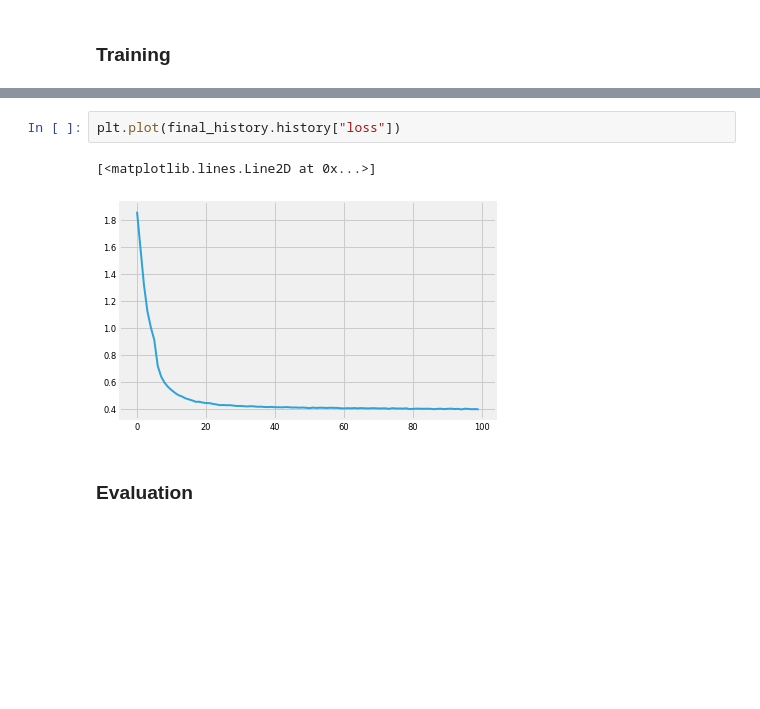
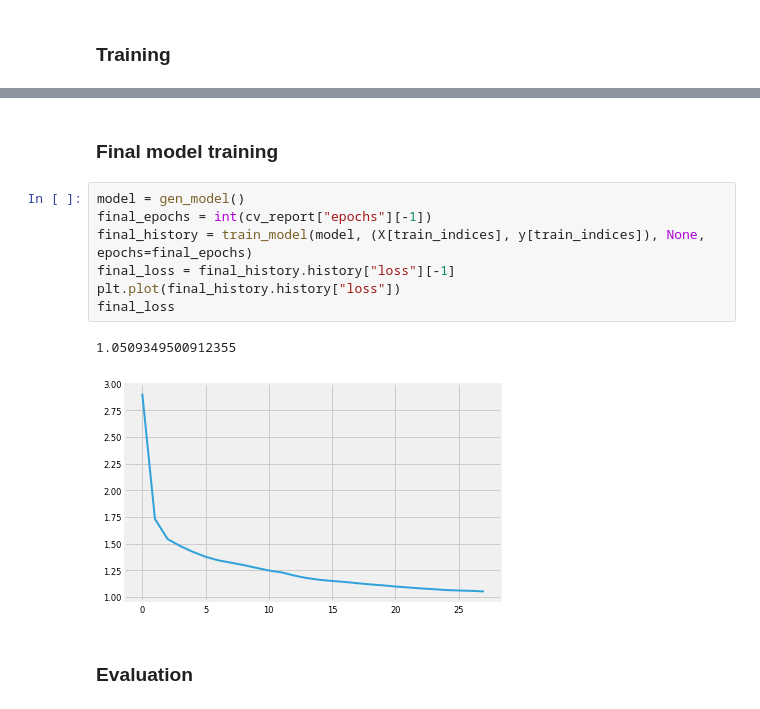
Before and after one commit to reichlab/neural-stack, a Jupyter notebook: notebooks/1.0-mixture-density-network.ipynb, the cells around one changed output, grey strips where cells are left out. Drawn from its saved outputs; the diff is of its cells as text; blank space fills up the shorter version.

```diff
--- a/notebooks/1.0-mixture-density-network.ipynb
+++ b/notebooks/1.0-mixture-density-network.ipynb
@@ -136,8 +159,15 @@ Total 17 found.
-# %%
-plt.plot(final_history.history["loss"])
-# %% [output]
-[<matplotlib.lines.Line2D at 0x...>]
-[figure, removed]
+# %% [markdown]
+### Final model training
+# %%
+model = gen_model()
+final_epochs = int(cv_report["epochs"][-1])
+final_history = train_model(model, (X[train_indices], y[train_indices]), None, epochs=final_epochs)
+final_loss = final_history.history["loss"][-1]
+plt.plot(final_history.history["loss"])
+final_loss
+# %% [output]
+1.0509349500912355
+[figure, added]
 # %% [markdown]
 ### Evaluation
 # %%
```
Also changed, not shown: parts of 15 cells of this notebook, 9 other files.
